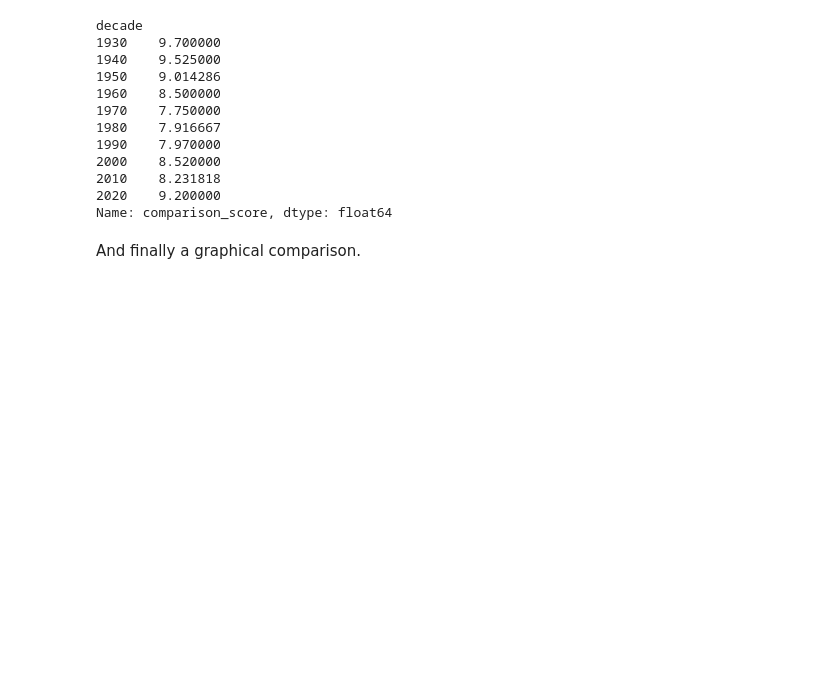
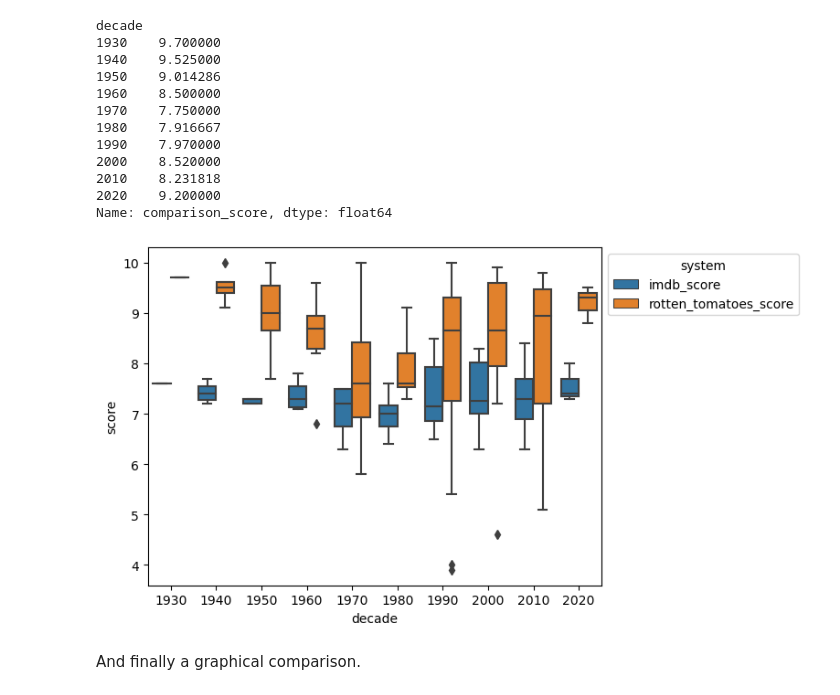
Before and after one commit to oliviahanks/Movies, a Jupyter notebook: disney_movie_analysis/analysis.ipynb, the cells around one changed output. Cells and saved outputs as stored; diff of their text form; code cells hidden in the pictures; blank space fills up the shorter version.

```diff
--- a/disney_movie_analysis/analysis.ipynb
+++ b/disney_movie_analysis/analysis.ipynb
@@ -204,6 +208,16 @@ decade
 2010    8.231818
 2020    9.200000
 Name: comparison_score, dtype: float64
+# %%
+df = merged[['decade', 'imdb_score', 'rotten_tomatoes_score']]
+
+df = pd.melt(df, id_vars=['decade'], value_vars=['imdb_score', 'rotten_tomatoes_score'],
+                   var_name='system', value_name='score')
+
+ax = sns.boxplot(x='decade', y = 'score', data=df, hue='system')
+sns.move_legend(ax, loc = "upper left", bbox_to_anchor=(1, 1))
+# %% [output]
+[figure, added]
 # %% [markdown]
 And finally a graphical comparison.
 # %%
```
Also changed, not shown: parts of 27 cells of this notebook, 5 other files.
